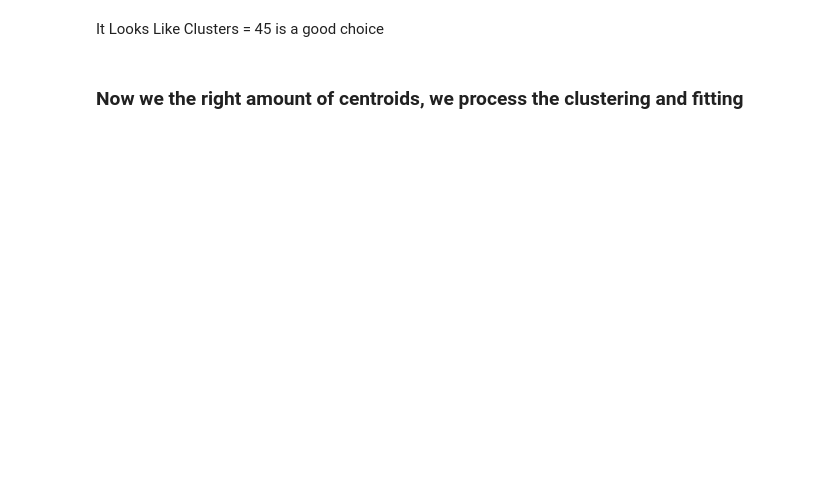
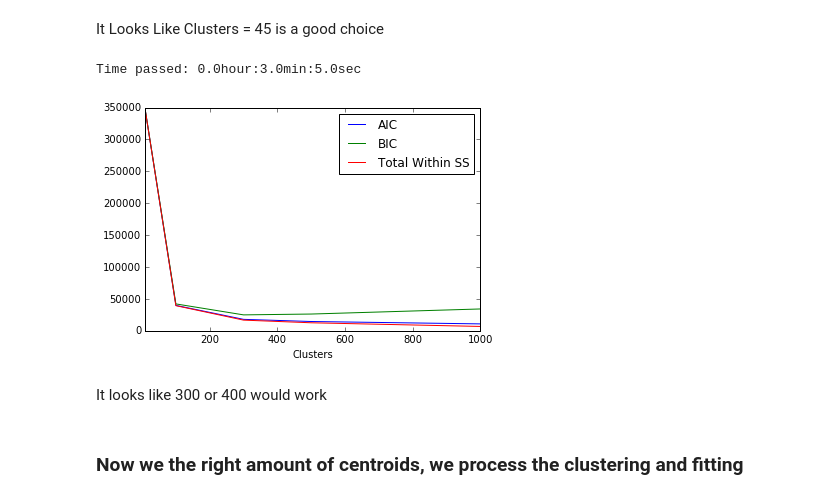
Before and after one commit to pablomarin/kaggle-bimbo, a Jupyter notebook: Clusters_by_Demand-H2O.ipynb, the cells around one changed output. Saved outputs shown, nothing was run; the diff lists cells and outputs as text; code cells hidden in the pictures; blank space fills up the shorter version.

```diff
--- a/Clusters_by_Demand-H2O.ipynb
+++ b/Clusters_by_Demand-H2O.ipynb
@@ -269,9 +281,14 @@ cluster_and_plot('Producto_ID', producto_k_range)
 It Looks Like Clusters = 45 is a good choice
 # %%
 tic()
-cliente_k_range = [10,100,300,500,1000,2000,5000]
+cliente_k_range = [10,100,300,500,1000]
 cluster_and_plot('Cliente_ID', cliente_k_range)
 tac()
+# %% [output]
+Time passed: 0.0hour:3.0min:5.0sec
+[figure, added]
+# %% [markdown]
+It looks like 300 or 400 would work
 # %% [markdown]
 ### Now we the right amount of centroids, we process the clustering and fitting
 # %%
```
Also changed, not shown: parts of 14 cells of this notebook, 2 other files.
